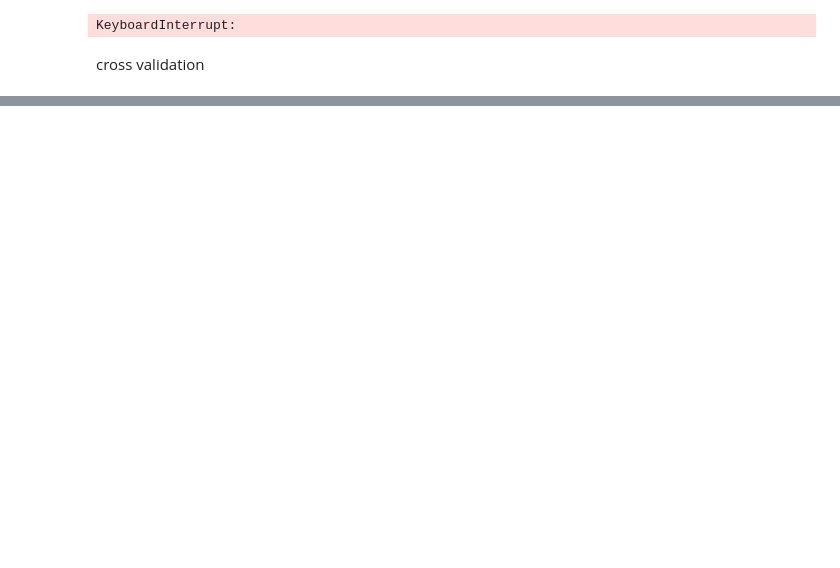
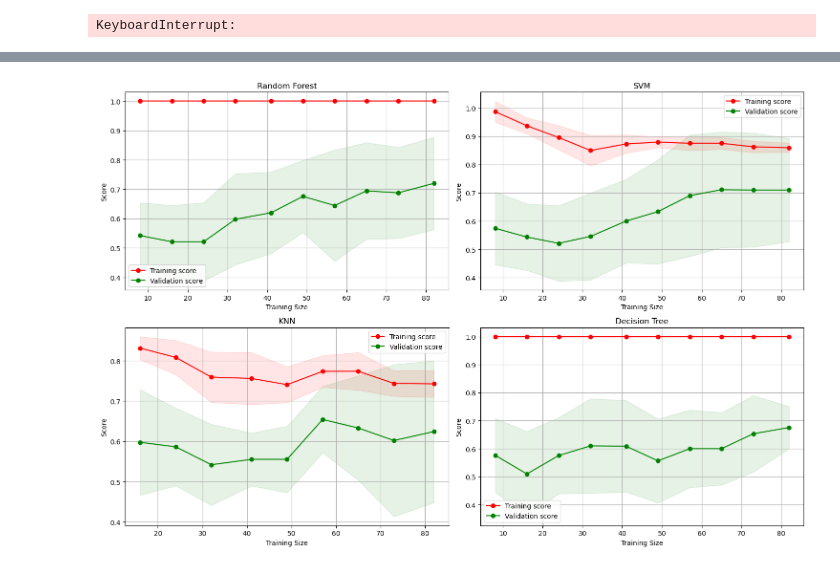
Before and after one commit to madeliefteeken/TM10007_ML_Project_G17, a Jupyter notebook: assignment.ipynb, the cells around one changed output, grey strips where cells are left out. Drawn from its saved outputs; the diff is of its cells as text; code cells hidden in the pictures; blank space fills up the shorter version.

```diff
--- a/assignment.ipynb
+++ b/assignment.ipynb
@@ -265,10 +350,27 @@ param_grid = {'criterion': ['gini', 'entropy'],
               'min_samples_leaf': [1, 2, 4],
               'max_features': ['auto', 'sqrt', 'log2']}
 
-grid_search = GridSearchCV(estimator=clf_dt, param_grid=param_grid, cv=5, scoring='accuracy', n_jobs=-1)
+grid_search = GridSearchCV(estimator=clf_dt, param_grid=param_grid, cv=kfold, scoring = 'f1', n_jobs=-1)
 grid_search.fit(X_pca_df, y_train)
 
 # Get the best hyperparameters
 print(f"Best Hyperparameters: {grid_search.best_params_}")
 print(f"Best accuracy score: {grid_search.best_score_}")
+
+# Voer cross-validation uit en bereken scores voor elke fold
+accuracy_scores = cross_val_score(clf_dt, X_pca_df, y_train_numerical, cv=kfold, scoring=make_scorer(accuracy_score))
+precision_scores = cross_val_score(clf_dt, X_pca_df, y_train_numerical, cv=kfold, scoring=make_scorer(precision_score))
+recall_scores = cross_val_score(clf_dt, X_pca_df, y_train_numerical, cv=kfold, scoring=make_scorer(recall_score))
+f1_scores = cross_val_score(clf_dt, X_pca_df, y_train_numerical, cv=kfold, scoring=make_scorer(f1_score))
+
+# Bereken de gemiddelde scores
+mean_accuracy = np.mean(accuracy_scores)
+mean_precision = np.mean(precision_scores)
+mean_recall = np.mean(recall_scores)
+mean_f1 = np.mean(f1_scores)
+
+print("accuracy:", mean_accuracy)
+print("precision:", mean_precision)
+print("recall:", mean_recall)
+print("F1-score:", mean_f1)
 # %% [output]
@@ -316,4 +439,49 @@ print(f"Best accuracy score: {grid_search.best_score_}")
 # %% [output]
 KeyboardInterrupt:
-# %% [markdown]
-cross validation
+# %%
+from sklearn.model_selection import learning_curve
+
+def plot_learning_curves_for_multiple_models(models, names, X, y, cv=kfold, n_jobs=None, train_sizes=np.linspace(0.1, 1.0, 10)):
+    """
+    Plots learning curves for multiple models in a single figure with subplots.
+
+    Parameters:
+    - models: List of sklearn model instances.
+    - names: List of model names as strings for titles.
+    - X: Features matrix.
+    - y: Target vector.
+    - cv: Number of cross-validation folds.
+    - n_jobs: Number of jobs to run in parallel (-1 means using all processors).
+    - train_sizes: Fraction of the dataset to generate learning curves.
+    """
+
+    fig, axes = plt.subplots(2, 2, figsize=(15, 10))
+    axes = axes.ravel()
+
+    for ax, model, name in zip(axes, models, names):
+        train_sizes, train_scores, test_scores = learning_curve(
+            model, X, y, cv=cv, n_jobs=n_jobs, train_sizes=train_sizes)
+
+        train_mean = np.mean(train_scores, axis=1)
+        train_std = np.std(train_scores, axis=1)
+        test_mean = np.mean(test_scores, axis=1)
+        test_std = np.std(test_scores, axis=1)
+
+        ax.plot(train_sizes, train_mean, 'o-', color="r", label="Training score")
+        ax.plot(train_sizes, test_mean, 'o-', color="g", label="Validation score")
+        ax.fill_between(train_sizes, train_mean - train_std, train_mean + train_std, alpha=0.1, color="r")
+        ax.fill_between(train_sizes, test_mean - test_std, test_mean + test_std, alpha=0.1, color="g")
+
+        ax.set_title(name)
+        ax.set_xlabel('Training Size')
+        ax.set_ylabel('Score')
+        ax.legend(loc="best")
+        ax.grid(True)
+
+    plt.tight_layout()
+    plt.show()
+
+models = [clf_rfc, clf_svm, clf_knn, clf_dt]
+names = ["Random Forest", "SVM", "KNN", "Decision Tree"]
+plot_learning_curves_for_multiple_models(models, names, X_pca_df, y_train, cv=kfold, n_jobs=None)
+# %% [output]
@@ -319,0 +505 @@ cross validation
+[figure, added]
```
Also changed, not shown: parts of 8 cells of this notebook.
